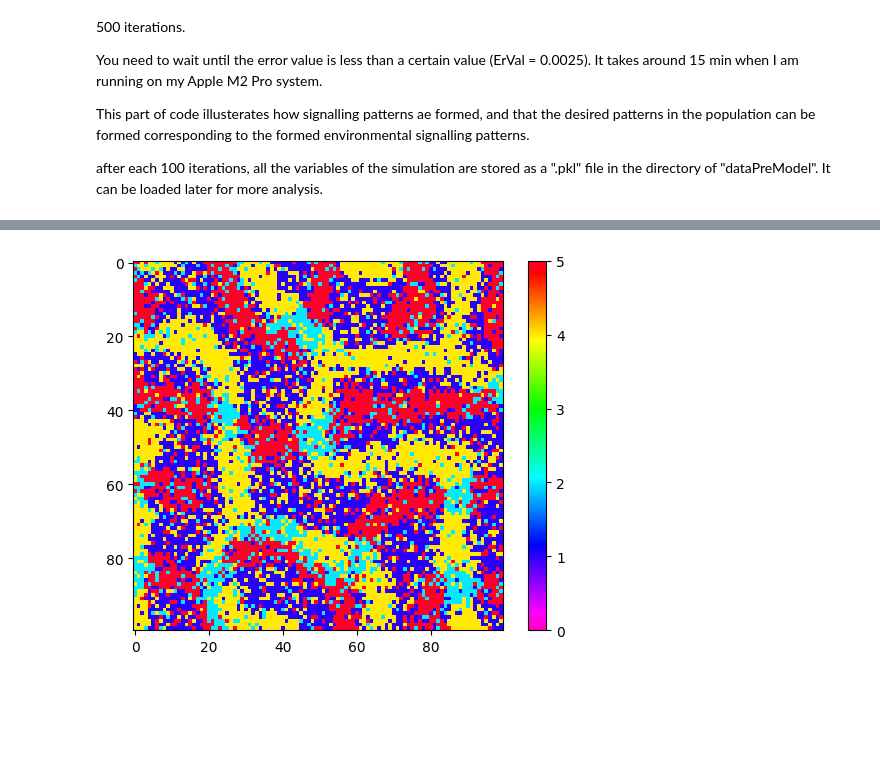
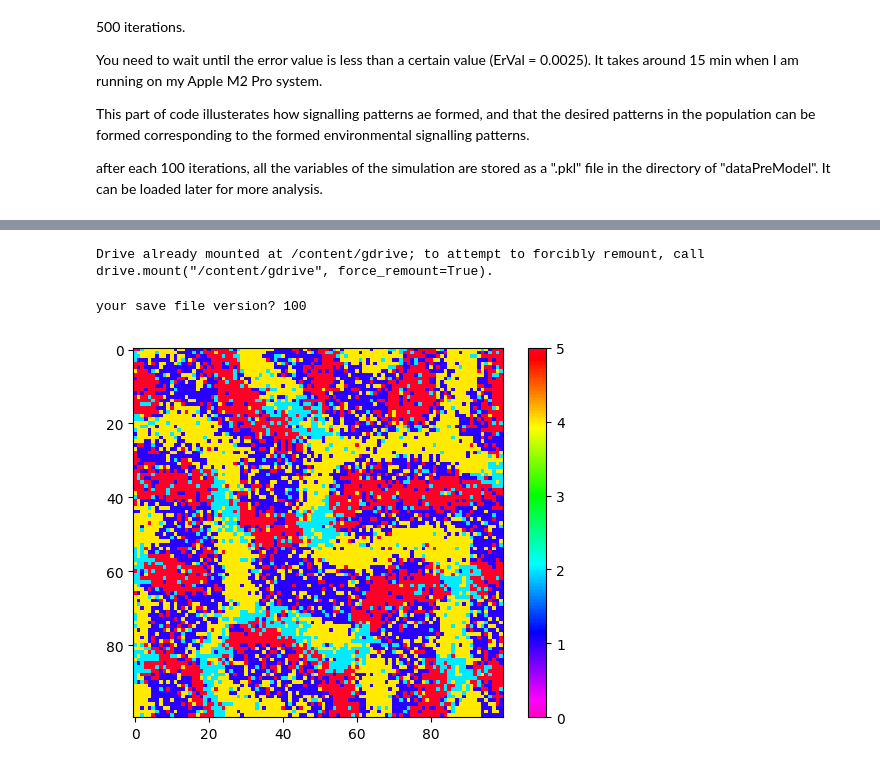
Before and after one commit to njkhorasani/mutiScComplePattern, a Jupyter notebook: dynamicPattern2SCs2Sigs.ipynb, the cells around one changed output, grey strips where cells are left out. Cells and saved outputs as stored; diff of their text form; code cells hidden in the pictures; blank space fills up the shorter version.

```diff
--- a/dynamicPattern2SCs2Sigs.ipynb
+++ b/dynamicPattern2SCs2Sigs.ipynb
@@ -499,6 +499,7 @@ def determine8neighborsV2(twoDindexTupple,lowerBound,upperBound,dishRadius,cntr,
 # corresponding to SC1, and SC2 cells.
 def showPhDishV2(phStmMat,phPrgMat,mxVal3ScaleU,U1,U2,Umax1,Umax2,rp):
 #############################################################
+  dishSize = len(U1)
   szzz = mxVal3ScaleU+1
   phSPMat = cp.zeros((6,szzz,szzz))
   phSPMat[0,:,:] = phStmMat[0,:,:]
@@ -556,6 +557,18 @@ def showPhDishV2(phStmMat,phPrgMat,mxVal3ScaleU,U1,U2,Umax1,Umax2,rp):
   plt.close()
 
   return mxMatOperations
+
+
+def ComputeDtT(Mat1,Mat2,Mat3,dtLowerBound):
+  if Mat1.max()>0:
+    dt1=computeDT(Mat1,dtLowerBound)
+  else:
+    dt1=0
+  dt2=computeDT(Mat2,dtLowerBound)
+  dt3=computeDT(Mat3,dtLowerBound)
+
+  dtt = max(dt1,dt2,dt3)
+  return dtt
 # %% [markdown]
 In the following section, you need to determine the version of the code you would like to run. This version value helps us to save the data and be able to retrieve them for next steps.
 # %%
@@ -1060,15 +1073,5 @@ while(t<FinalTime):
   Xs*=(dish==1).astype(int)
   Ys*=(dish==1).astype(int)
 
-  if Mat1.max()>0:
-    dt1=computeDT(Mat1,dtLowerBound)
-  else:
-    dt1=0
-
-  dt2=computeDT(Mat2,dtLowerBound)
-
-  dt3=computeDT(Mat3,dtLowerBound)
-
-  dt1, dt2, dt3
-
-  t += max(dt1,dt2,dt3)
+  dtt = ComputeDtT(Mat1,Mat2,Mat3,dtLowerBound)
+  t += dtt
@@ -1104,11 +1111,13 @@ from scipy import stats as st
 
 FolderAddress="/content/gdrive/My Drive/Colab Notebooks/sigPatStudy/"
 
+
 # it plots the state of the dish based on the probabilities asigned to each cell type
 # the probabilities are calculated based on the values in phStmMat,phPrgMat
 # corresponding to SC1, and SC2 cells.
 def showPhDishV2(phStmMat,phPrgMat,mxVal3ScaleU,U1,U2,Umax1,Umax2,rp):
 #############################################################
+  dishSize = len(U1)
   szzz = mxVal3ScaleU+1
   phSPMat = cp.zeros((6,szzz,szzz))
   phSPMat[0,:,:] = phStmMat[0,:,:]
@@ -1166,27 +1175,31 @@ def showPhDishV2(phStmMat,phPrgMat,mxVal3ScaleU,U1,U2,Umax1,Umax2,rp):
   plt.close()
 
   return mxMatOperations
+# %% [output]
+Drive already mounted at /content/gdrive; to attempt to forcibly remount, call drive.mount("/content/gdrive", force_remount=True).
 # %%
+# this saves the population and plots that.
 rrp = 200
 mxVal3ScaleU = 5
-VV = 100
+VV = int(input('your save file version? '))
 
 # load the saved file
 s=""
 tmp=('/content/gdrive/My Drive/Colab Notebooks/sigPatStudy/dataPreModel/',"statev",str(VV),"-1.pkl")
 f = open(s.join(tmp), 'rb')
 Xs,Ys,Xp,Yp,U1,V1,U2,V2,dish,phPrgMat,phStmMat= pickle.load(f)
 f.close()
 
 # load and plot the population
 Umax1,Umax2 = U1.max(),U2.max()
 popu = showPhDishV2(phStmMat,phPrgMat,mxVal3ScaleU,U1,U2,Umax1,Umax2,rrp)
 
 
 s=""###
 tmp=('/content/gdrive/My Drive/Colab Notebooks/sigPatStudy/dataPreModel/popuTest.pkl')###
 f = open(s.join(tmp), 'wb')###
 pickle.dump(popu, f)###
 f.close()###
 # %% [output]
+your save file version? 100
-[figure, old version]
+[figure, new version]
```
Also changed, not shown: parts of 6 cells of this notebook.
